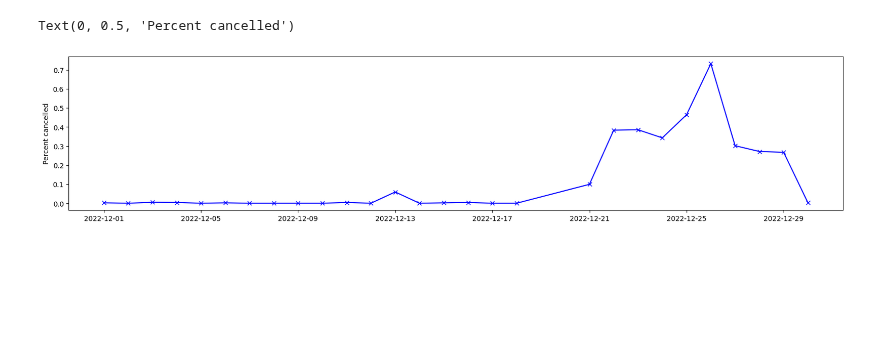
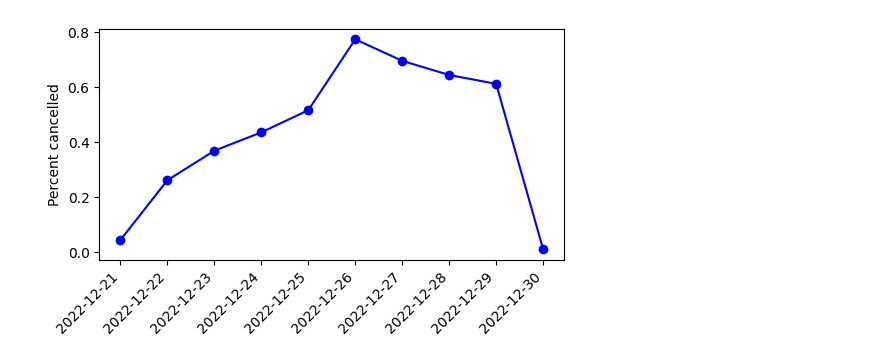
Before and after one commit to dawsonc/BayesAir, a Jupyter notebook: scripts/notebooks/wn_exploratory.ipynb, the cells around one changed output. Drawn from its saved outputs; the diff is of its cells as text; code cells hidden in the pictures; blank space fills up the shorter version.

```diff
--- a/scripts/notebooks/wn_exploratory.ipynb
+++ b/scripts/notebooks/wn_exploratory.ipynb
@@ -19,7 +19,7 @@ from bayes_air.network import NetworkState
 from bayes_air.schedule import parse_schedule
 # %%
 # Load the dataset
-top_n = 50
+top_n = 100
 df = pd.read_pickle("../../data/wn_data_clean_cst.pkl")
 df = ba_dataloader.top_N_df(df, top_n)
 nominal_df, disrupted_df = ba_dataloader.split_nominal_disrupted_data(df)
@@ -107,14 +126,15 @@ for i, pair in enumerate(od_pairs):
 # %%
 # Plot number of cancellations for each day
 dates = []
 pct_cancelled = []
-for day in tqdm.tqdm(nominal_dfs + disrupted_dfs):
+for day in tqdm.tqdm(disrupted_dfs):
     dates.append(day["date"].iloc[0])
     pct_cancelled.append(day["cancelled"].mean())
 
-fig, ax = plt.subplots(figsize=(20, 4))
-ax.plot(dates, pct_cancelled, "bx-")
+fig, ax = plt.subplots(figsize=(6, 3))
+ax.plot(dates, pct_cancelled, "bo-")
 ax.set_ylabel("Percent cancelled")
+ax.set_xticks(ax.get_xticks())
+ax.set_xticklabels(ax.get_xticklabels(), rotation=45, ha='right');
 # %% [output]
-Text(0, 0.5, 'Percent cancelled')
-[figure, old version]
+[figure, new version]
```
Also changed, not shown: parts of 5 cells of this notebook, 3 other files.
